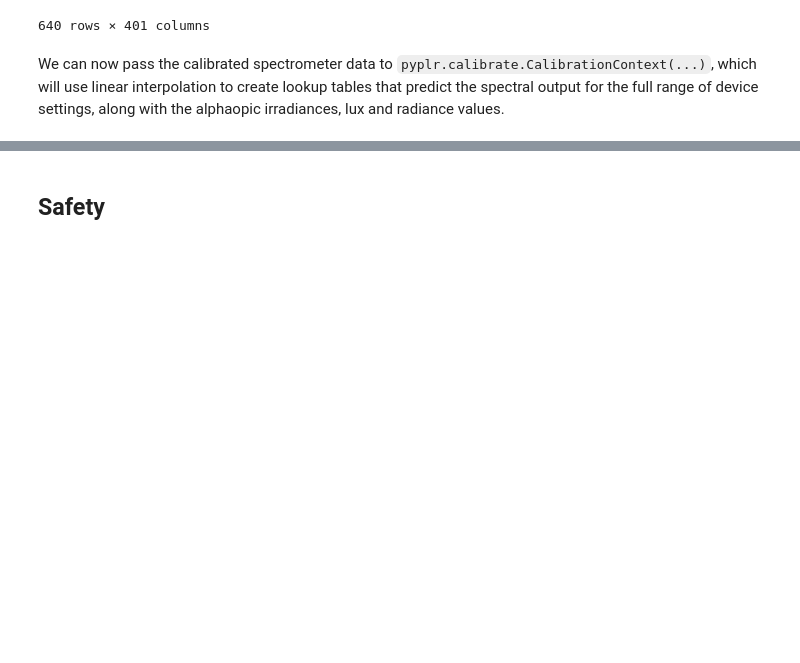
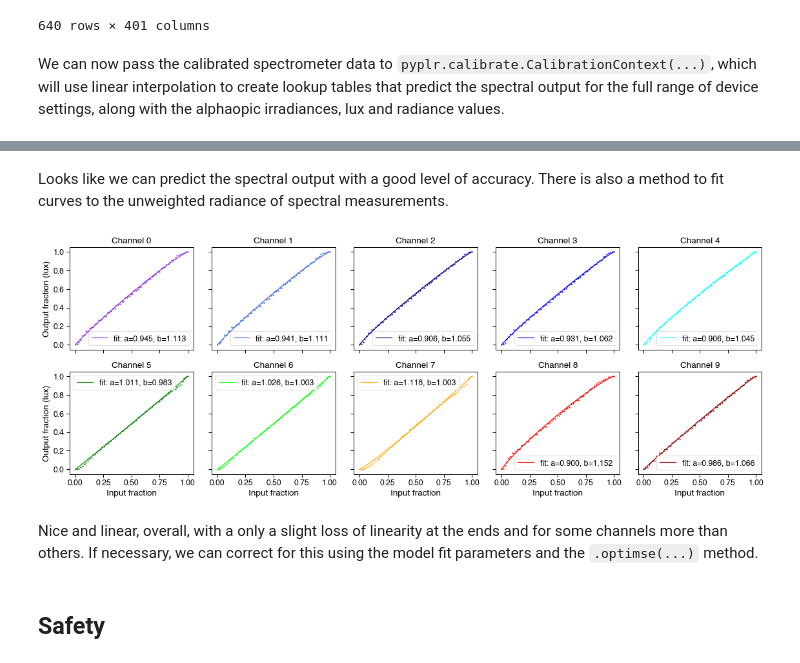
Before and after one commit to PyPlr/cvd_pupillometry, a Jupyter notebook: 04c_integrating_sphere.ipynb, the cells around one changed output, grey strips where cells are left out. Drawn from its saved outputs; the diff is of its cells as text; code cells hidden in the pictures; blank space fills up the shorter version.

```diff
--- a/04c_integrating_sphere.ipynb
+++ b/04c_integrating_sphere.ipynb
@@ -144,3 +149,11 @@ fig.text(
+# %% [markdown]
+Looks like we can predict the spectral output with a good level of accuracy. There is also a method to fit curves to the unweighted radiance of spectral measurements.
+# %%
+fig = cc.fit_curves()
+# %% [output]
+[figure, added]
+# %% [markdown]
+Nice and linear, overall, with a only a slight loss of linearity at the ends and for some channels more than others. If necessary, we can correct for this using the model fit parameters and the `.optimse(...)` method.
 # %% [markdown]
 Safety
 ------
```
Also changed, not shown: parts of 5 cells of this notebook, 46 other files.
